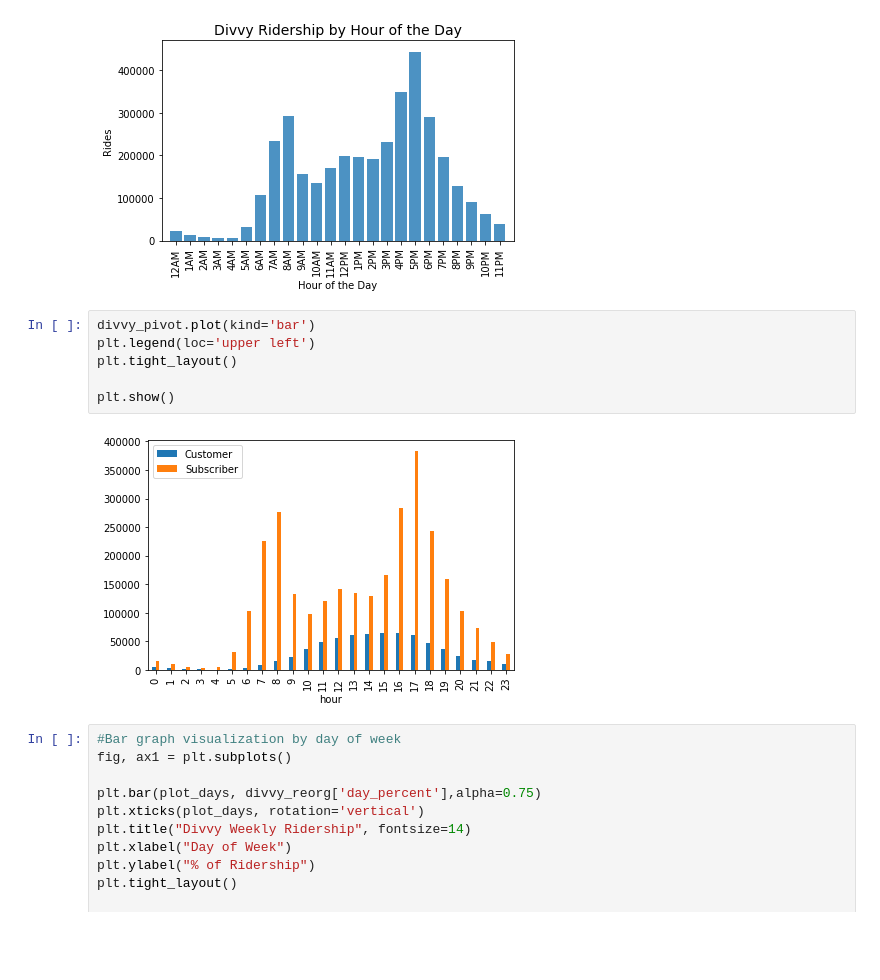
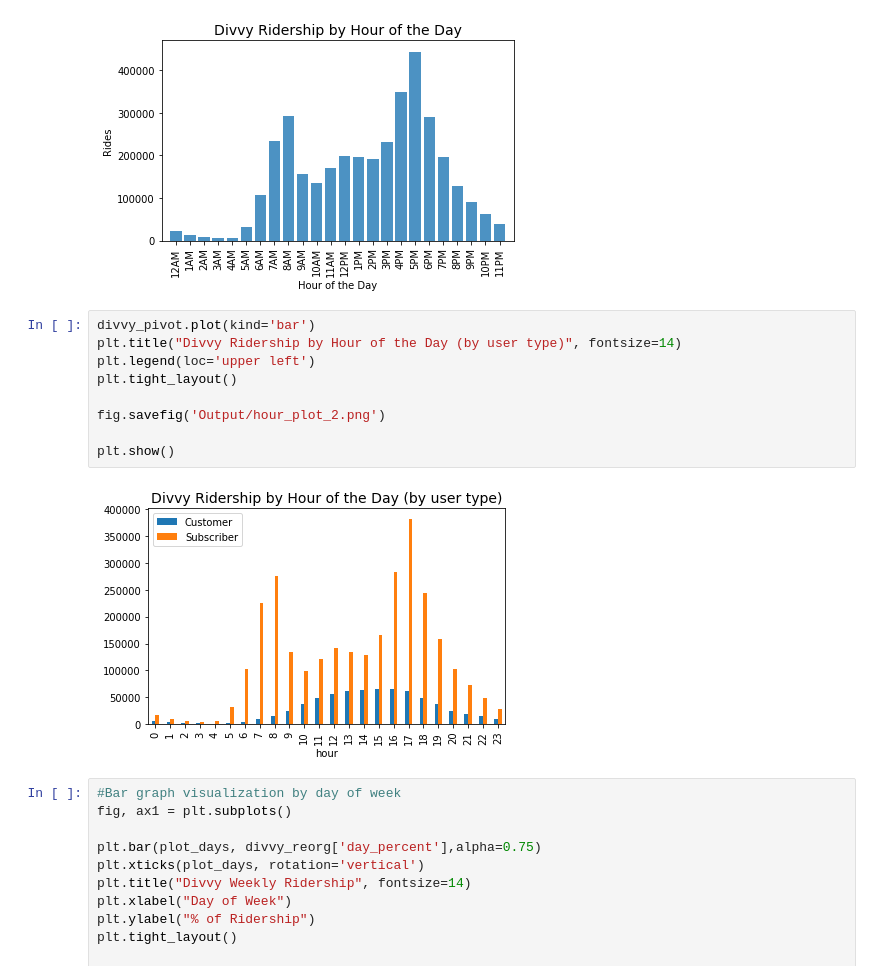
Before and after one commit to AlejandraRosa/Divvy_Project, a Jupyter notebook: Divvy_main.ipynb, the cells around one changed output. Saved outputs shown, nothing was run; the diff lists cells and outputs as text; blank space fills up the shorter version.

```diff
--- a/Divvy_main.ipynb
+++ b/Divvy_main.ipynb
@@ -300,12 +303,15 @@ plt.show
 [figure]
 # %%
 divvy_pivot.plot(kind='bar')
+plt.title("Divvy Ridership by Hour of the Day (by user type)", fontsize=14)
 plt.legend(loc='upper left')
 plt.tight_layout()
 
+fig.savefig('Output/hour_plot_2.png')
+
 plt.show()
 # %% [output]
-[figure, old version]
+[figure, new version]
 # %%
 #Bar graph visualization by day of week
 fig, ax1 = plt.subplots()
```
Also changed, not shown: parts of 5 cells of this notebook, 3 other files.
